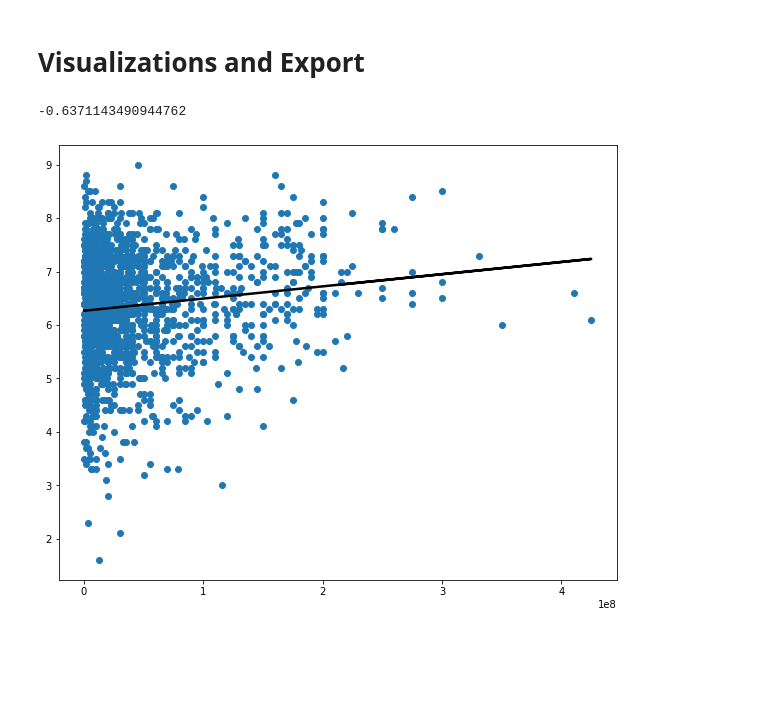
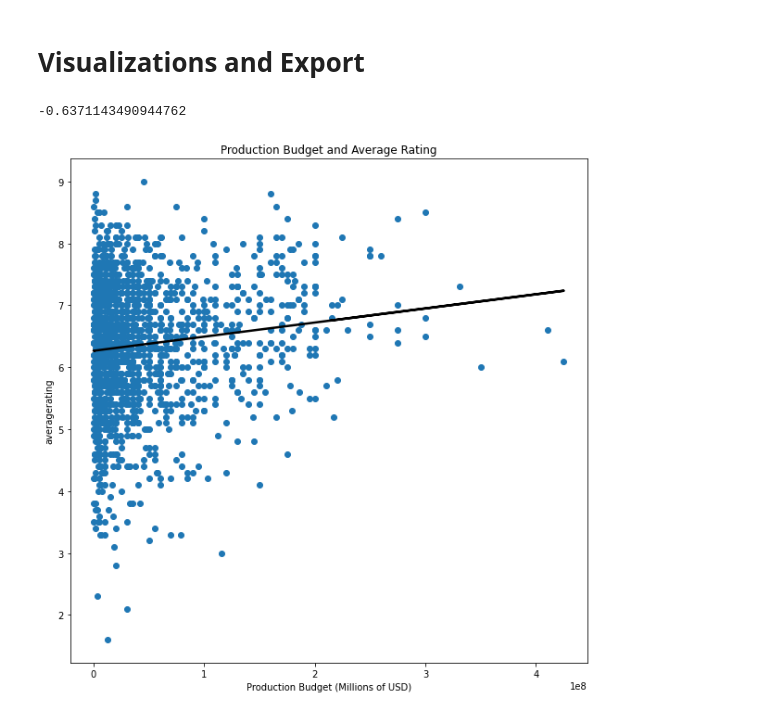
Before and after one commit to anita-camlic/Movie_Studio_Analysis, a Jupyter notebook: movie_budget_analysis.ipynb, the cells around one changed output. Drawn from its saved outputs; the diff is of its cells as text; code cells hidden in the pictures; blank space fills up the shorter version.

Commit message:
completed intial visualizations for budget/ratings analysis

```diff
--- a/movie_budget_analysis.ipynb
+++ b/movie_budget_analysis.ipynb
@@ -259,18 +271,21 @@ movie_rating_budget_df
 # Visualizations and Export
 # %%
 #scatter plot of budget(x) rating(y)
-fig,ax = plt.subplots(figsize=(10,8))
+fig,ax = plt.subplots(figsize=(10,10))
 x = movie_rating_budget_df["production_budget"]
 y = movie_rating_budget_df["averagerating"]
 ax.scatter(x,y)
+ax.set_title("Production Budget and Average Rating")
+ax.set_xlabel("Production Budget (Hundred Millions of USD)")
+ax.set_ylabel("averagerating")
 #regression
 m, b = np.polyfit(x,y, deg=1)
 dist = np.linspace
 ax.plot(x, m*x+b, color="k", lw=2.5);
 
 #R^2 correlation metric
 R2 = r2_score(x,m*x+b)
 print(R2)
 # %% [output]
 -0.6371143490944762
-[figure, old version]
+[figure, new version]
```
Also changed, not shown: parts of 6 cells of this notebook.
